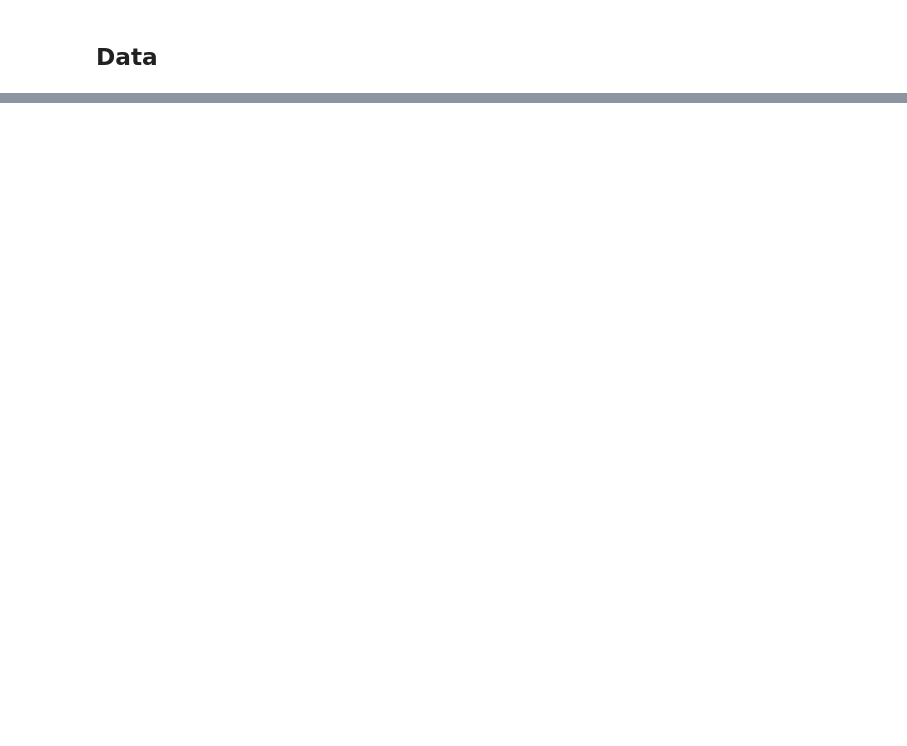
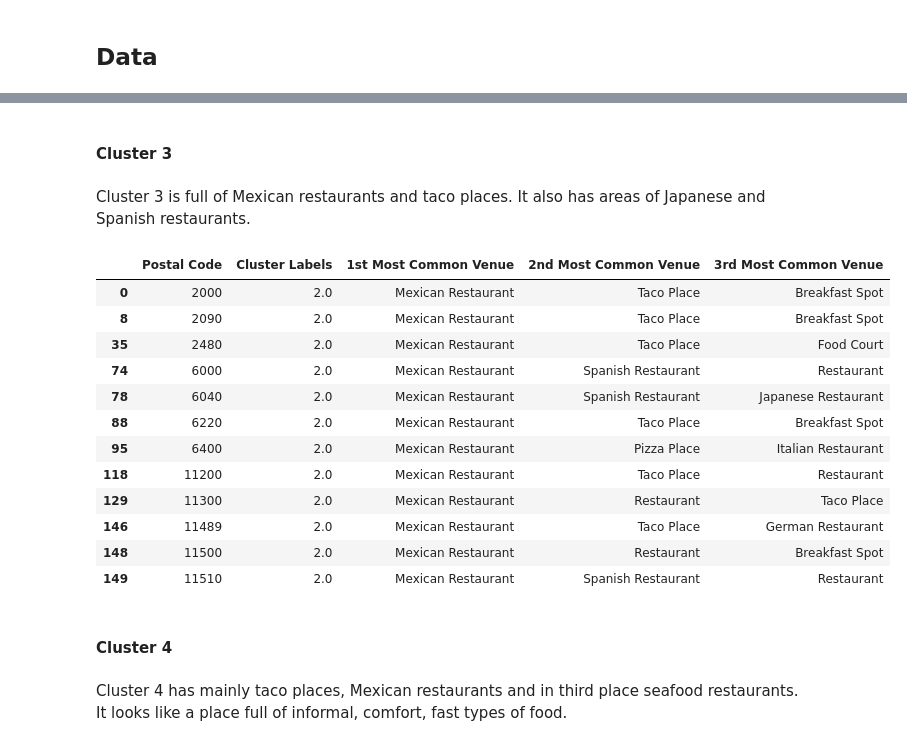
Before and after one commit to AnaMCD-lab/AppliedDataScienceCapstone-IBMCourse, a Jupyter notebook: The-Battle-of-the-Neighborhoods-IBMCoursera.ipynb, the cells around one changed output, grey strips where cells are left out. Drawn from its saved outputs; the diff is of its cells as text; code cells hidden in the pictures; blank space fills up the shorter version.

```diff
--- a/The-Battle-of-the-Neighborhoods-IBMCoursera.ipynb
+++ b/The-Battle-of-the-Neighborhoods-IBMCoursera.ipynb
@@ -33,0 +817,24 @@ To obtain the data about restaurants, an area of Mexico City will be divided int
+# %% [markdown]
+#### Cluster 3 <a name="c3"></a>
+# %% [markdown]
+Cluster 3 is full of Mexican restaurants and taco places. It also has areas of Japanese and Spanish restaurants.
+# %%
+cdmx_merged.loc[cdmx_merged['Cluster Labels'] == 2, cdmx_merged.columns[[1] + list(range(5, cdmx_merged.shape[1]))]]
+# %% [output]
+|  | Postal Code | Cluster Labels | 1st Most Common Venue | 2nd Most Common Venue | 3rd Most Common Venue |
+| 0 | 2000 | 2.0 | Mexican Restaurant | Taco Place | Breakfast Spot |
+| 8 | 2090 | 2.0 | Mexican Restaurant | Taco Place | Breakfast Spot |
+| 35 | 2480 | 2.0 | Mexican Restaurant | Taco Place | Food Court |
+| 74 | 6000 | 2.0 | Mexican Restaurant | Spanish Restaurant | Restaurant |
+| 78 | 6040 | 2.0 | Mexican Restaurant | Spanish Restaurant | Japanese Restaurant |
+| 88 | 6220 | 2.0 | Mexican Restaurant | Taco Place | Breakfast Spot |
+| 95 | 6400 | 2.0 | Mexican Restaurant | Pizza Place | Italian Restaurant |
+| 118 | 11200 | 2.0 | Mexican Restaurant | Taco Place | Restaurant |
+| 129 | 11300 | 2.0 | Mexican Restaurant | Restaurant | Taco Place |
+| 146 | 11489 | 2.0 | Mexican Restaurant | Taco Place | German Restaurant |
+| 148 | 11500 | 2.0 | Mexican Restaurant | Restaurant | Breakfast Spot |
+| 149 | 11510 | 2.0 | Mexican Restaurant | Spanish Restaurant | Restaurant |
+# %% [markdown]
+#### Cluster 4 <a name="c4"></a>
+# %% [markdown]
+Cluster 4 has mainly taco places, Mexican restaurants and in third place seafood restaurants. It looks like a place full of informal, comfort, fast types of food.
```
Also changed, not shown: parts of 119 cells of this notebook, 2 other files.
